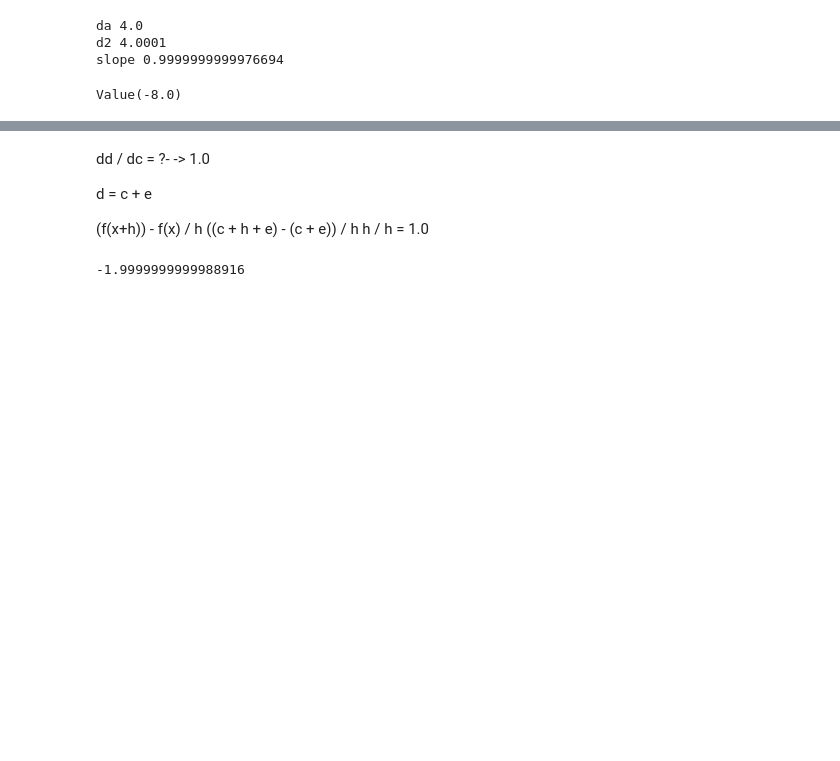
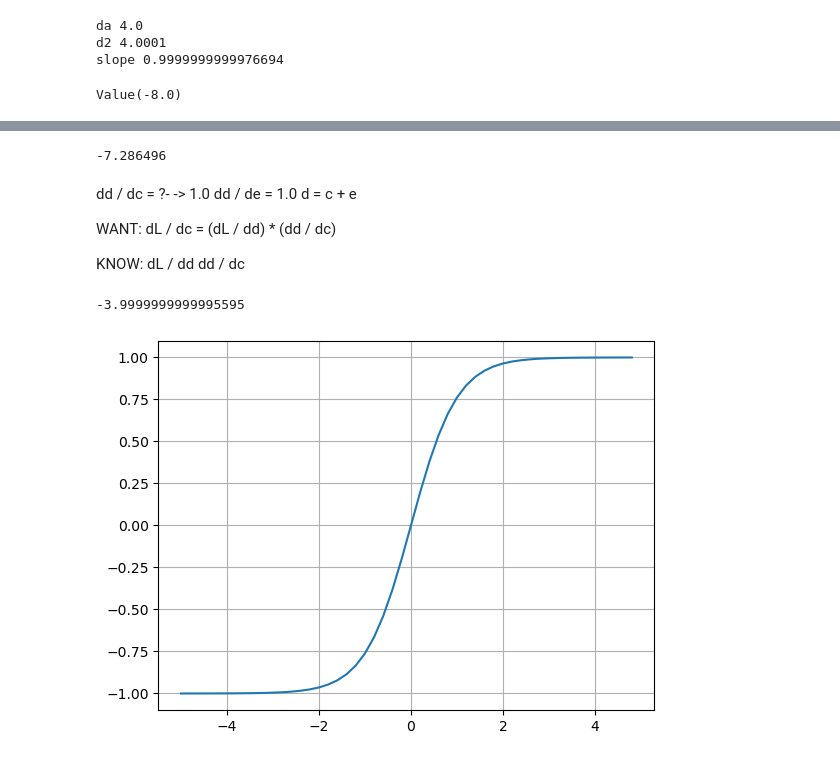
Before and after one commit to Nagi-ovo/BJUT-AI-Major-Courses, a Jupyter notebook: Self-Learning/nn-from-scratch/micrograd.ipynb, the cells around one changed output, grey strips where cells are left out. Cells and saved outputs as stored; diff of their text form; code cells hidden in the pictures; blank space fills up the shorter version.

```diff
--- a/Self-Learning/nn-from-scratch/micrograd.ipynb
+++ b/Self-Learning/nn-from-scratch/micrograd.ipynb
@@ -139,4 +145,17 @@ def draw_dot(root):
 draw_dot(L)
 # %% [output]
 [drawing not drawn]
+# %%
+a.data += 0.01 * a.grad
+b.data += 0.01 * b.grad
+c.data += 0.01 * c.grad
+f.data += 0.01 * f.grad
+
+e = a * b
+d = e + c
+L = d * f
+
+print(L.data)
+# %% [output]
+-7.286496
 # %%
@@ -143,14 +167,17 @@ draw_dot(L)
 L.grad = 1.0
 f.grad = 4.0
 d.grad = -2.0
-# %% [markdown]
-dd / dc = ?- -> 1.0
-
-d = c + e
-
-(f(x+h)) - f(x) / h
-((c + h + e) - (c + e)) / h
-h / h = 1.0
+# %% [markdown]
+dd / dc = ?- -> 1.0
+dd / de = 1.0
+d = c + e
+
+WANT:
+dL / dc = (dL / dd) * (dd / dc)
+
+KNOW:
+dL / dd
+dd / dc
 # %%
 def lol():
 
@@ -164,9 +191,9 @@ def lol():
     L = d * f; L.label = 'L'
     L1 = L.data
 
-    a = Value(2.0, label='a')
-    b = Value(-3.0, label='b')
-    c = Value(10.0 + h, label='c')
+    a = Value(2.0 , label='a')
+    b = Value(-3.0 + h, label='b')
+    c = Value(10.0, label='c')
     e = a * b; e.label = 'e'
     d = e + c; d.label = 'd'
     f = Value(-2.0, label='f')
@@ -177,4 +204,8 @@ def lol():
 
 lol()
 # %% [output]
--1.9999999999988916
+-3.9999999999995595
+# %%
+plt.plot(np.arange(-5,5,0.2), np.tanh(np.arange(-5,5,0.2))); plt.grid();
+# %% [output]
+[figure, added]
```
Also changed, not shown: parts of 6 cells of this notebook, 34 other files.
